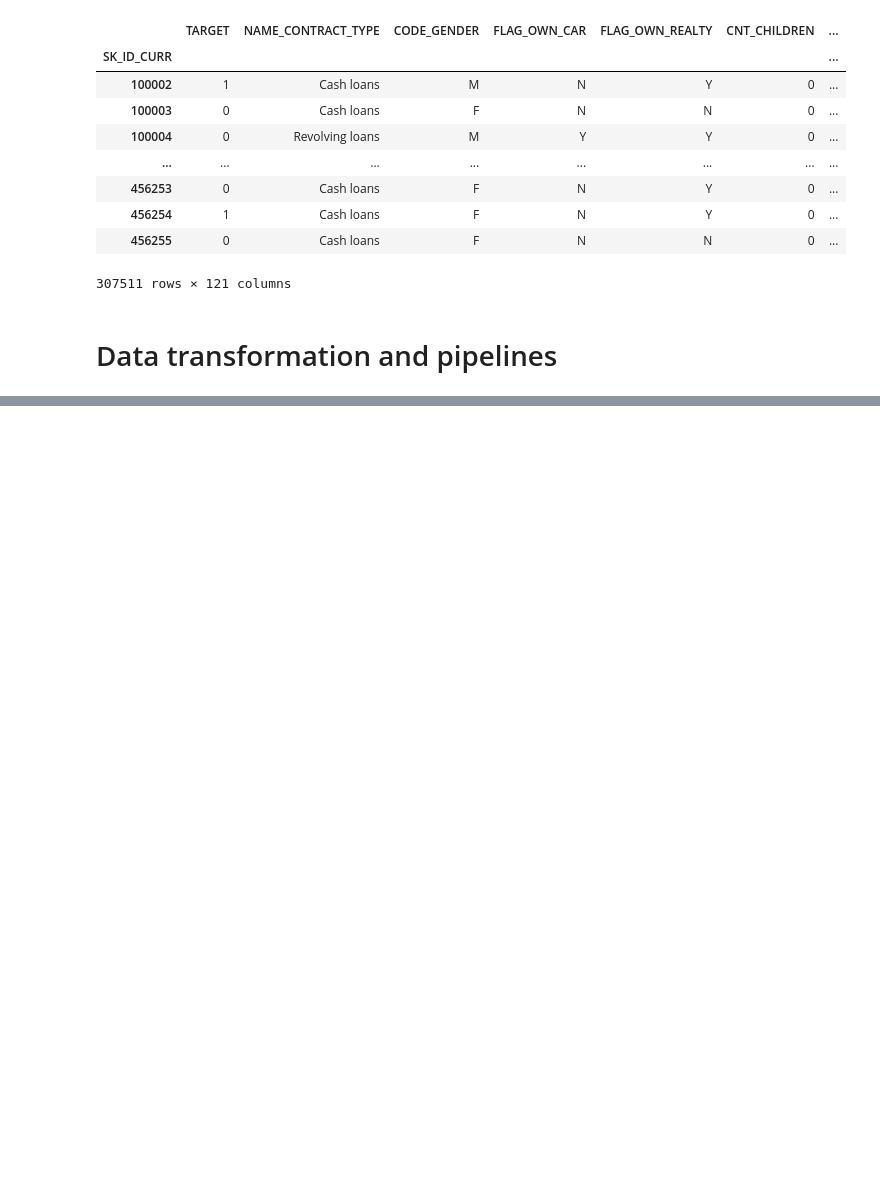
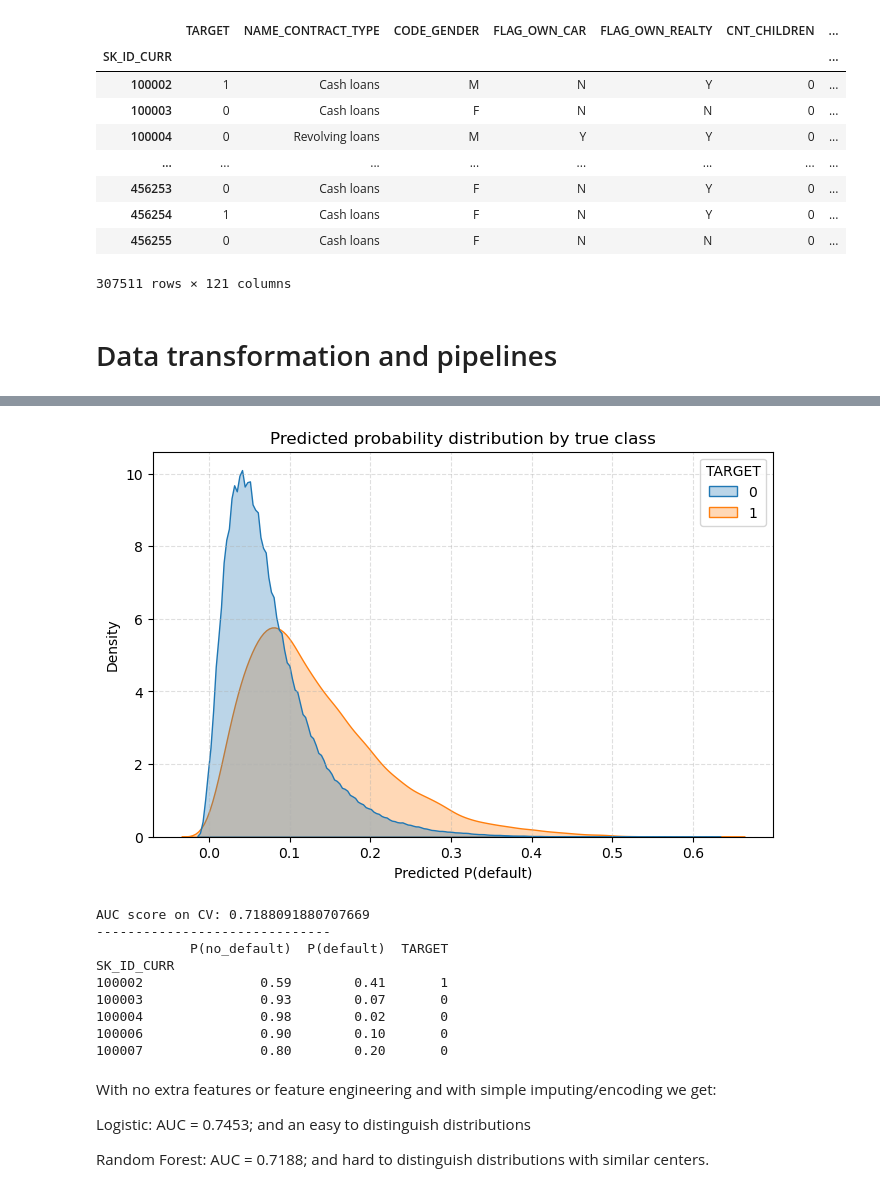
Before and after one commit to ABorda01/Project-Home-Credit-Default-Risk, a Jupyter notebook: model_selection_improv.ipynb, the cells around one changed output, grey strips where cells are left out. Drawn from its saved outputs; the diff is of its cells as text; code cells hidden in the pictures; blank space fills up the shorter version.

Commit message:
Additional features included and formating done. Next: poly features and removal of unimportant features

```diff
--- a/model_selection_improv.ipynb
+++ b/model_selection_improv.ipynb
@@ -29,12 +30,13 @@ Obj data with k=2 categories is encoder ordinally
 Obj data with k>2 categories is encoded with OH encoding
 """
 
+y = X['TARGET']
+X = X.drop(columns=['TARGET'])
+
 cat = X.select_dtypes(exclude='number')
 ORD_COLS = [c for c in cat.columns if cat[c].fillna('Missing').nunique() <= 2]
 OH_COLS  = [c for c in cat.columns if cat[c].fillna('Missing').nunique() > 2]
-NUM_COLS = list(X.select_dtypes(include='number').drop(columns='TARGET').columns)
-
-y = X.TARGET
+NUM_COLS = list(X.select_dtypes(include='number').columns)
 # %%
 # PIPELINE INCLUDING PREPROCESSING AND MODEL
 from sklearn.preprocessing import MinMaxScaler, OneHotEncoder, OrdinalEncoder
@@ -61,6 +63,13 @@ def build_pipeline(model):  # Reads the fixed columns from X, no possible leakag
         ('oh',  oh_pipe,  OH_COLS),
     ])
 
-    return Pipeline([('preprocess', preprocess), ('model', model)])
+    pipe = Pipeline([('preprocess', preprocess), ('model', model)])
+
+    X_transformed = preprocess.fit_transform(X)
+    oh_names = preprocess.named_transformers_['oh'].named_steps['encoder'].get_feature_names_out(OH_COLS)
+    feature_names = NUM_COLS + ORD_COLS + list(oh_names)
+    X_transformed = pd.DataFrame(X_transformed, columns=feature_names, index=X.index)
+
+    return pipe, X_transformed
 # %%
 from sklearn.model_selection import cross_val_score, cross_val_predict
@@ -86,0 +143,26 @@ pipe = build_pipeline(LogisticRegression(class_weight='balanced'))
+# %%
+# Random forest
+
+from sklearn.ensemble import RandomForestClassifier
+
+rf = RandomForestClassifier(n_estimators=100, class_weight='balanced_subsample', random_state=50, n_jobs=-1)
+pipe, X_train = build_pipeline(rf)
+
+model_eval(pipe, X)
+# %% [output]
+[figure, added]
+AUC score on CV: 0.7188091880707669
+------------------------------
+            P(no_default)  P(default)  TARGET
+SK_ID_CURR
+100002               0.59        0.41       1
+100003               0.93        0.07       0
+100004               0.98        0.02       0
+100006               0.90        0.10       0
+100007               0.80        0.20       0
+# %% [markdown]
+With no extra features or feature engineering and with simple imputing/encoding we get:
+
+Logistic: AUC = 0.7453; and an easy to distinguish distributions
+
+Random Forest: AUC = 0.7188; and hard to distinguish distributions with similar centers.
```
Also changed, not shown: parts of 6 cells of this notebook, 1 other file.
